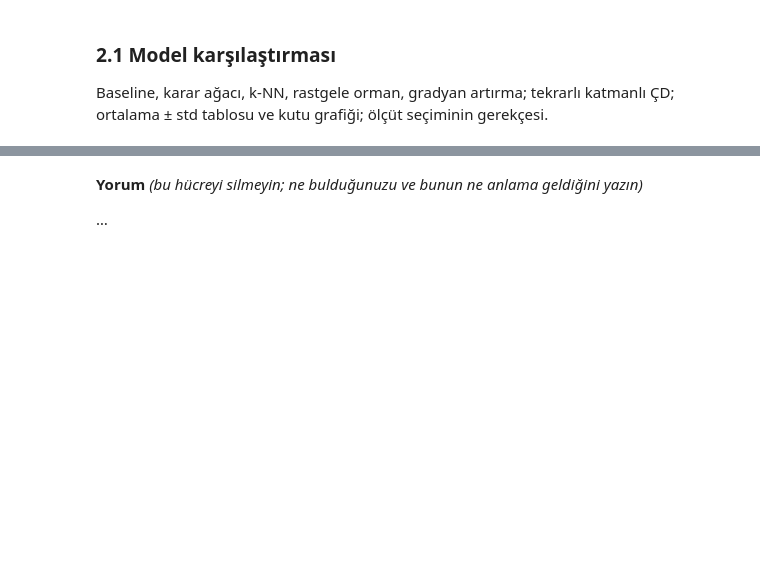
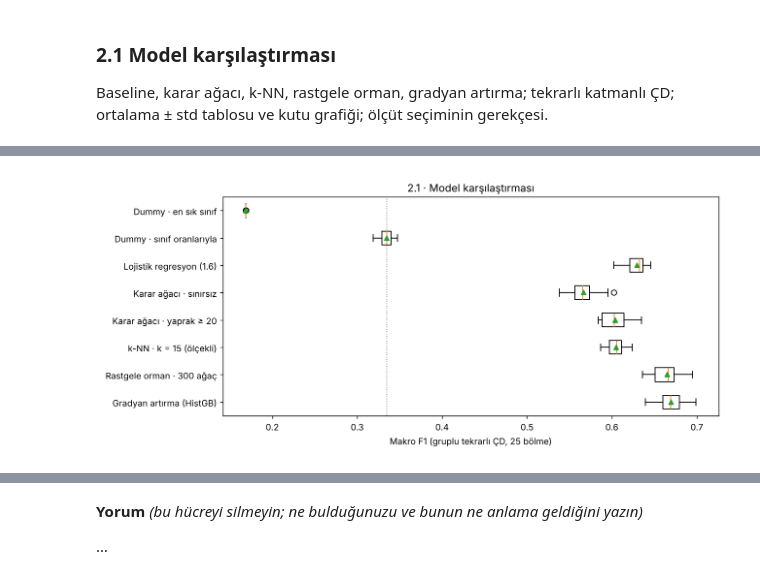
Before and after one commit to barisaykent-spec/Veri_Muh_Proje1, a Jupyter notebook: calisma/baris/BIL545_Proje1.ipynb, the cells around one changed output, grey strips where cells are left out. Drawn from its saved outputs; the diff is of its cells as text; code cells hidden in the pictures; blank space fills up the shorter version.

```diff
--- a/calisma/baris/BIL545_Proje1.ipynb
+++ b/calisma/baris/BIL545_Proje1.ipynb
@@ -1295,4 +1295,78 @@ Weka J48: karışıklık matrisi henüz girilmedi
 ### 2.1 Model karşılaştırması
 Baseline, karar ağacı, k-NN, rastgele orman, gradyan artırma; tekrarlı katmanlı ÇD; ortalama ± std tablosu ve kutu grafiği; ölçüt seçiminin gerekçesi.
 # %%
-# Kodunuz
+# =====================================================================
+# 2.1 Model karşılaştırması
+# Önkoşul: defterdeki "Model tablosu ve ortak değerlendirme hattı" hücreleri
+# çalışmış olmalı (X, y, CV_GRUP, on_isleme, lojistik, SEED, SINIFLAR).
+# Bütün modeller AYNI 25 bölmede (CV_GRUP) ve AYNI ön işleme hattında koşar;
+# böylece farklar yalnız modelden gelir.
+# =====================================================================
+import time
+from sklearn.dummy import DummyClassifier
+from sklearn.tree import DecisionTreeClassifier
+from sklearn.neighbors import KNeighborsClassifier
+from sklearn.ensemble import RandomForestClassifier, HistGradientBoostingClassifier
+
+OLCUTLER_21 = ["f1_macro", "balanced_accuracy"]   # ana ölçüt + ikincil ölçüt
+
+def hat_kur(model, yogun=False):
+    """Ortak ön işleme (1.3 ve 1.4 kararları) + model.
+    yogun=True: HistGradientBoosting seyrek (sparse) matris kabul etmediği için çıktı yoğun yapılır."""
+    on = on_isleme(kodlama="nadir", add_indicator=True)
+    if yogun:
+        on.set_params(sparse_threshold=0)
+    return Pipeline([("on", on), ("model", model)])
+
+# Hiperparametreler bilerek SABİT ve önceden seçildi (ayar yok): aynı ÇD'de hem ayar yapıp
+# hem skor raporlamak optimist yanlılık üretir; ayar işi 2.3'te iç içe ÇD ile yapılacak.
+MODELLER_21 = {
+    "Dummy · en sık sınıf":        hat_kur(DummyClassifier(strategy="most_frequent")),
+    "Dummy · sınıf oranlarıyla":    hat_kur(DummyClassifier(strategy="stratified", random_state=SEED)),
+    "Lojistik regresyon (1.6)":     hat_kur(lojistik()),
+    "Karar ağacı · sınırsız":       hat_kur(DecisionTreeClassifier(random_state=SEED)),
+    "Karar ağacı · yaprak ≥ 20":    hat_kur(DecisionTreeClassifier(min_samples_leaf=20, random_state=SEED)),
+    "k-NN · k = 15 (ölçekli)":      hat_kur(KNeighborsClassifier(n_neighbors=15)),
+    "Rastgele orman · 300 ağaç":    hat_kur(RandomForestClassifier(n_estimators=300, min_samples_leaf=2,
+                                                                   n_jobs=-1, random_state=SEED)),
+    "Gradyan artırma (HistGB)":     hat_kur(HistGradientBoostingClassifier(random_state=SEED), yogun=True),
+}
+
+sonuc_21, skorlar_21 = [], {}
+for ad, hat in MODELLER_21.items():
+    t0 = time.time()
+    s = cross_validate(hat, X, y, cv=CV_GRUP, scoring=OLCUTLER_21,
+                       return_train_score=True, n_jobs=-1)
+    skorlar_21[ad] = s["test_f1_macro"]                     # 25 değer → kutu grafiği ve 2.4
+    sonuc_21.append({
+        "model": ad,
+        "makro_F1_ort": s["test_f1_macro"].mean(),
+        "makro_F1_std": s["test_f1_macro"].std(),
+        "dengeli_dogruluk_ort": s["test_balanced_accuracy"].mean(),
+        "egitim_makro_F1": s["train_f1_macro"].mean(),       # eğitim–test farkı = ezberleme göstergesi
+        "fark_egitim_test": s["train_f1_macro"].mean() - s["test_f1_macro"].mean(),
+        "sure_sn": time.time() - t0,
+    })
+    print(f"{ad:<30s} makro F1 = {s['test_f1_macro'].mean():.3f} ± {s['test_f1_macro'].std():.3f}"
+          f"   ({time.time() - t0:5.0f} sn)")
+
+tablo_21 = pd.DataFrame(sonuc_21).set_index("model")
+display(tablo_21.round(3))
+
+# Kutu grafiği: her kutu 25 bölmenin makro F1 değerleri (5 kat × 5 tekrar)
+fig, ax = plt.subplots(figsize=(10, 4.5))
+ax.boxplot(list(skorlar_21.values()), vert=False, tick_labels=list(skorlar_21.keys()), showmeans=True)
+ax.axvline(tablo_21.loc["Dummy · sınıf oranlarıyla", "makro_F1_ort"], color="grey", ls=":", lw=1)
+ax.invert_yaxis()
+ax.set(xlabel="Makro F1 (gruplu tekrarlı ÇD, 25 bölme)", title="2.1 · Model karşılaştırması")
+plt.tight_layout(); plt.show()
+print("Grafik: kutu = çeyrekler arası aralık, çizgi = medyan, üçgen = ortalama; noktalı çizgi rastgele tahmin düzeyi.")
+
+# Eşli karşılaştırma: aynı 25 bölmede iki modelin farkı (bölmeler ortak olduğu için farka bakmak daha adil)
+for a_, b_ in [("Rastgele orman · 300 ağaç", "Lojistik regresyon (1.6)"),
+               ("Gradyan artırma (HistGB)", "Rastgele orman · 300 ağaç"),
+               ("k-NN · k = 15 (ölçekli)", "Karar ağacı · yaprak ≥ 20")]:
+    d = skorlar_21[a_] - skorlar_21[b_]
+    print(f"{a_} − {b_}: {d.mean():+.3f} ± {d.std():.3f} (25 bölmenin {int((d > 0).sum())}'inde önde)")
+print("Not: bölmeler aynı veriden üretildiği için bu 25 fark bağımsız değil; anlamlılık testi 2.4'te (gruplu 5×2 ÇD).")
+# %% [output]
@@ -1298,0 +1391 @@ Baseline, karar ağacı, k-NN, rastgele orman, gradyan artırma; tekrarlı katma
+[figure, added]
```
Also changed, not shown: parts of 1 cell of this notebook, 3 other files.
